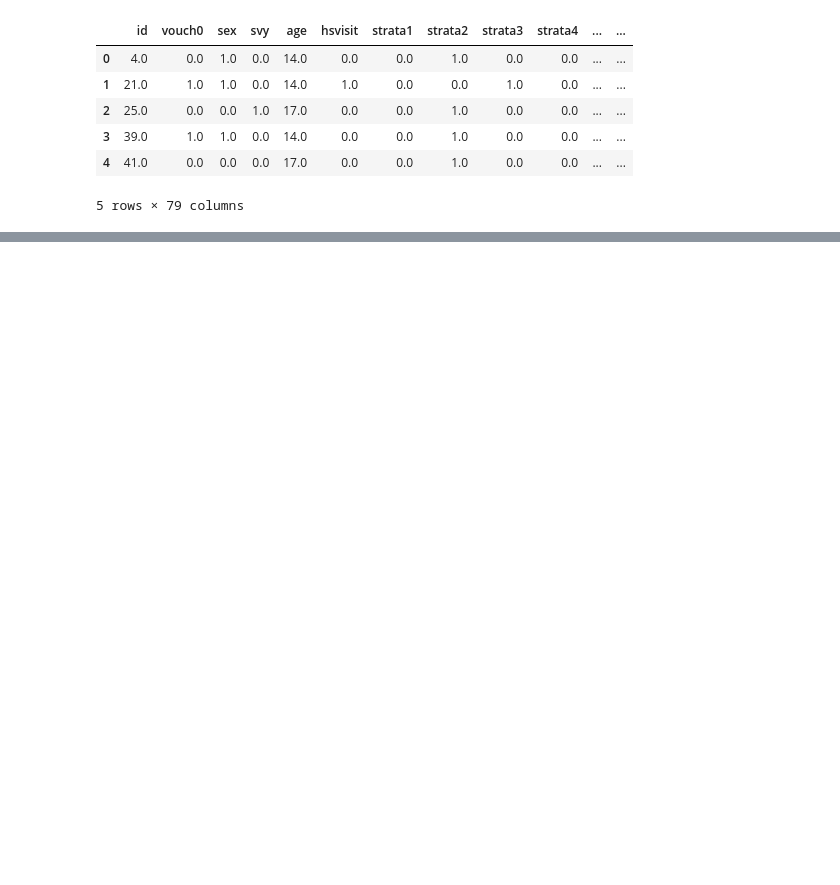
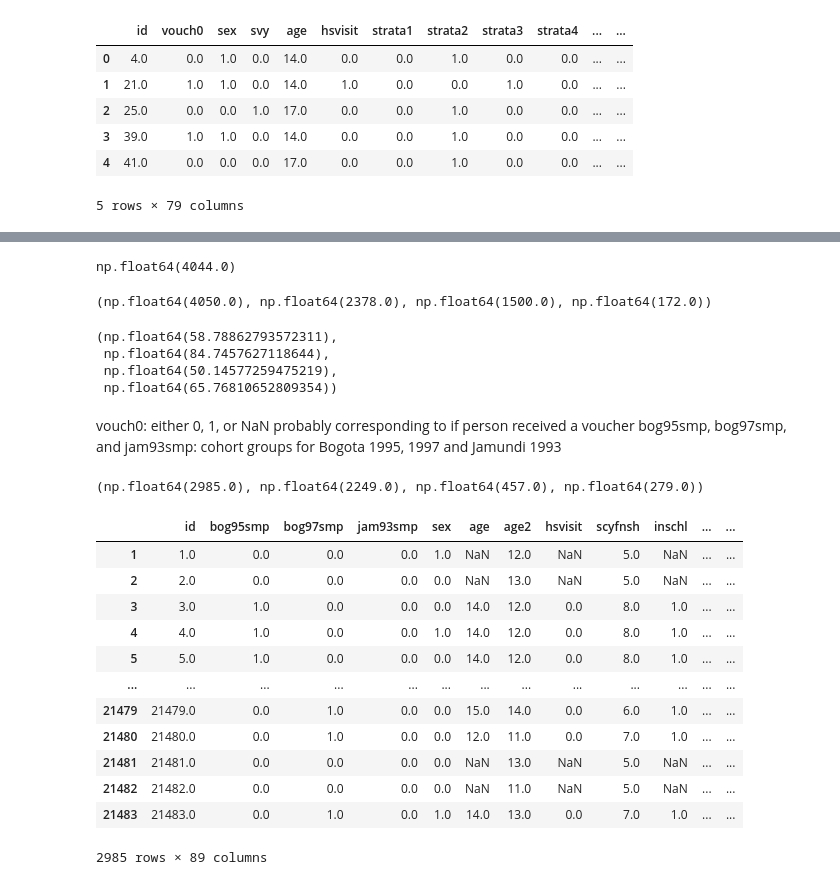
Before and after one commit to njdamstra/Econ148-Proj3, a Jupyter notebook: Nate_loads_table.ipynb, the cells around one changed output, grey strips where cells are left out. Drawn from its saved outputs; the diff is of its cells as text; code cells hidden in the pictures; blank space fills up the shorter version.

```diff
--- a/Nate_loads_table.ipynb
+++ b/Nate_loads_table.ipynb
@@ -36,2 +36,6 @@ df.head()
 # %%
+df = pd.read_stata("aerdat4.dta")
+df = df[2:]
+
+df.head()
 # %% [output]
@@ -38,0 +126,56 @@ ValueError: magic number mismatch (not a SAS file?)
+# %%
+df['bog95'].sum()
+# %% [output]
+np.float64(4044.0)
+# %%
+#Population awarded vouchers
+vouch_df = df[df['vouch0'] == 1]
+vbog95_pop = vouch_df['bog95'].sum()
+vbog97_pop = vouch_df['bog97'].sum()
+vjam93_pop = vouch_df['djamundi'].sum()
+vcombined_sample = vbog95_pop + vbog97_pop + vjam93_pop
+vcombined_sample, vbog95_pop, vbog97_pop, vjam93_pop
+# %% [output]
+(np.float64(4050.0), np.float64(2378.0), np.float64(1500.0), np.float64(172.0))
+# %%
+#Percentage of population awarded vouchers
+perc_bog95 = vbog95_pop / bog95_pop * 100
+perc_bog97 = vbog97_pop / bog97_pop * 100
+perc_jam93 = vjam93_pop / jam93_pop * 100
+perc_comb_samp = vcombined_sample / combined_sample * 100
+perc_bog95, perc_bog97, perc_jam93, perc_comb_samp
+# %% [output]
+(np.float64(58.78862793572311),
+ np.float64(84.7457627118644),
+ np.float64(50.14577259475219),
+ np.float64(65.76810652809354))
+# %% [markdown]
+vouch0: either 0, 1, or NaN probably corresponding to if person received a voucher
+bog95smp, bog97smp, and jam93smp: cohort groups for Bogota 1995, 1997 and Jamundi 1993
+# %%
+#Attempted interviews
+bog95_int = df['bog95asd'].sum()
+bog97_int = df['bog97asd'].sum()
+jam93_int = df['jam93asd'].sum()
+comb_int = bog95_int + bog97_int + jam93_int
+comb_int, bog95_int, bog97_int, jam93_int
+# %% [output]
+(np.float64(2985.0), np.float64(2249.0), np.float64(457.0), np.float64(279.0))
+# %%
+#Interviewed dataframe
+attempt_int = df[(df['bog95asd'] == 1) | (df['bog97asd'] == 1) | (df['jam93asd'] == 1)]
+attempt_int
+# %% [output]
+|  | id | bog95smp | bog97smp | jam93smp | sex | age | age2 | hsvisit | scyfnsh | inschl | ... | ... |
+| 1 | 1.0 | 0.0 | 0.0 | 0.0 | 1.0 | NaN | 12.0 | NaN | 5.0 | NaN | ... | ... |
+| 2 | 2.0 | 0.0 | 0.0 | 0.0 | 0.0 | NaN | 13.0 | NaN | 5.0 | NaN | ... | ... |
+| 3 | 3.0 | 1.0 | 0.0 | 0.0 | 0.0 | 14.0 | 12.0 | 0.0 | 8.0 | 1.0 | ... | ... |
+| 4 | 4.0 | 1.0 | 0.0 | 0.0 | 1.0 | 14.0 | 12.0 | 0.0 | 8.0 | 1.0 | ... | ... |
+| 5 | 5.0 | 1.0 | 0.0 | 0.0 | 0.0 | 14.0 | 12.0 | 0.0 | 8.0 | 1.0 | ... | ... |
+| ... | ... | ... | ... | ... | ... | ... | ... | ... | ... | ... | ... | ... |
+| 21479 | 21479.0 | 0.0 | 1.0 | 0.0 | 0.0 | 15.0 | 14.0 | 0.0 | 6.0 | 1.0 | ... | ... |
+| 21480 | 21480.0 | 0.0 | 1.0 | 0.0 | 0.0 | 12.0 | 11.0 | 0.0 | 7.0 | 1.0 | ... | ... |
+| 21481 | 21481.0 | 0.0 | 0.0 | 0.0 | 0.0 | NaN | 13.0 | NaN | 5.0 | NaN | ... | ... |
+| 21482 | 21482.0 | 0.0 | 0.0 | 0.0 | 0.0 | NaN | 11.0 | NaN | 5.0 | NaN | ... | ... |
+| 21483 | 21483.0 | 0.0 | 1.0 | 0.0 | 1.0 | 14.0 | 13.0 | 0.0 | 7.0 | 1.0 | ... | ... |
+2985 rows × 89 columns
```
Also changed, not shown: parts of 17 cells of this notebook, 2 other files.
